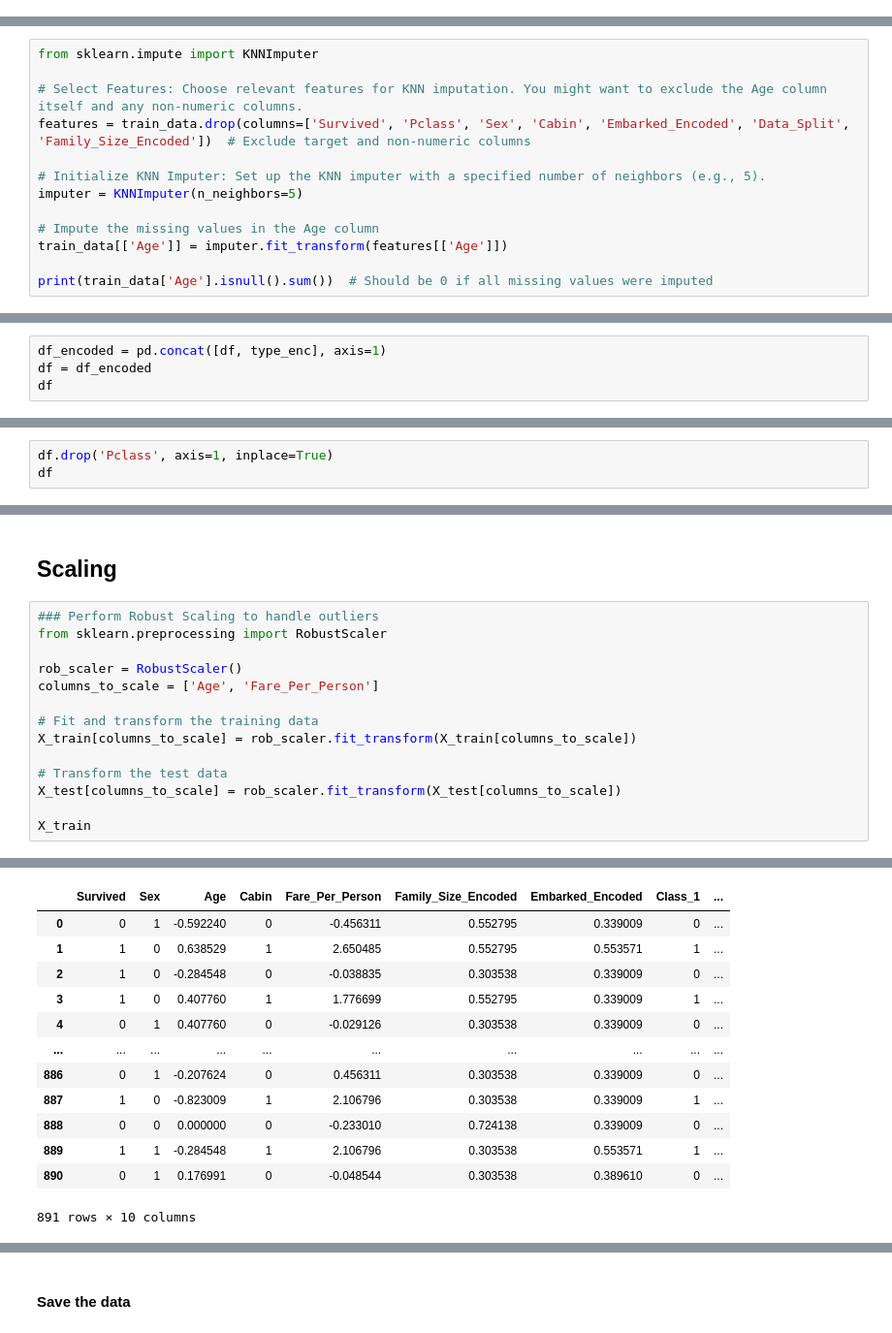
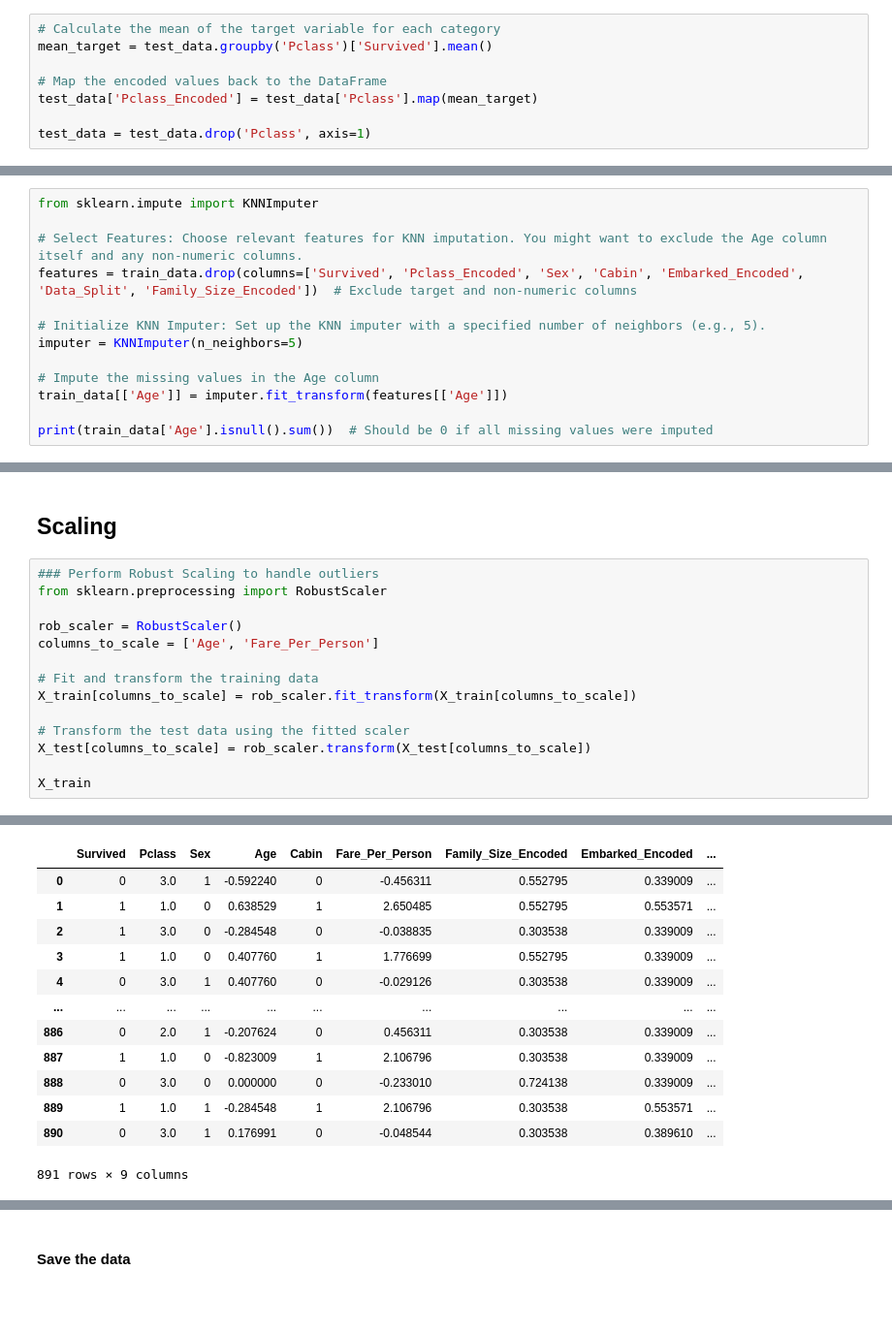
Before and after one commit to Bladys0710/titanic-ml-project, a Jupyter notebook: notebooks/01_EDA_and_PreProcessing.ipynb, the cells around one changed output, grey strips where cells are left out. Shown at 97% size. Saved outputs shown, nothing was run; the diff lists cells and outputs as text; blank space fills up the shorter version.

```diff
--- a/notebooks/01_EDA_and_PreProcessing.ipynb
+++ b/notebooks/01_EDA_and_PreProcessing.ipynb
@@ -425,3 +467,11 @@ plt.show()
+# %%
+# Calculate the mean of the target variable for each category
+mean_target = test_data.groupby('Pclass')['Survived'].mean()
+
+# Map the encoded values back to the DataFrame
+test_data['Pclass_Encoded'] = test_data['Pclass'].map(mean_target)
+
+test_data = test_data.drop('Pclass', axis=1)
 # %%
 import pandas as pd
 import seaborn as sns
@@ -494,7 +544,7 @@ KNN Imputation of missing values
 from sklearn.impute import KNNImputer
 
 # Select Features: Choose relevant features for KNN imputation. You might want to exclude the Age column itself and any non-numeric columns.
-features = train_data.drop(columns=['Survived', 'Pclass', 'Sex', 'Cabin', 'Embarked_Encoded', 'Data_Split', 'Family_Size_Encoded'])  # Exclude target and non-numeric columns
+features = train_data.drop(columns=['Survived', 'Pclass_Encoded', 'Sex', 'Cabin', 'Embarked_Encoded', 'Data_Split', 'Family_Size_Encoded'])  # Exclude target and non-numeric columns
 
 # Initialize KNN Imputer: Set up the KNN imputer with a specified number of neighbors (e.g., 5).
 imputer = KNNImputer(n_neighbors=5)
@@ -712,4 +717,0 @@ print(type_enc_drop)
-# %%
-df_encoded = pd.concat([df, type_enc], axis=1)
-df = df_encoded
-df
@@ -730,3 +717,0 @@ df
-# %%
-df.drop('Pclass', axis=1, inplace=True)
-df
@@ -856,8 +809,8 @@ columns_to_scale = ['Age', 'Fare_Per_Person']
 # Fit and transform the training data
 X_train[columns_to_scale] = rob_scaler.fit_transform(X_train[columns_to_scale])
 
-# Transform the test data
-X_test[columns_to_scale] = rob_scaler.fit_transform(X_test[columns_to_scale])
+# Transform the test data using the fitted scaler
+X_test[columns_to_scale] = rob_scaler.transform(X_test[columns_to_scale])
 
 X_train
 # %% [output]
@@ -874,16 +827,16 @@ See the caveats in the documentation: https://pandas.pydata.org/pandas-docs/stab
-|  | Survived | Sex | Age | Cabin | Fare_Per_Person | Family_Size_Encoded | Embarked_Encoded | Class_1 | ... |
-| 0 | 0 | 1 | -0.592240 | 0 | -0.456311 | 0.552795 | 0.339009 | 0 | ... |
-| 1 | 1 | 0 | 0.638529 | 1 | 2.650485 | 0.552795 | 0.553571 | 1 | ... |
-| 2 | 1 | 0 | -0.284548 | 0 | -0.038835 | 0.303538 | 0.339009 | 0 | ... |
-| 3 | 1 | 0 | 0.407760 | 1 | 1.776699 | 0.552795 | 0.339009 | 1 | ... |
-| 4 | 0 | 1 | 0.407760 | 0 | -0.029126 | 0.303538 | 0.339009 | 0 | ... |
+|  | Survived | Pclass | Sex | Age | Cabin | Fare_Per_Person | Family_Size_Encoded | Embarked_Encoded | ... |
+| 0 | 0 | 3.0 | 1 | -0.592240 | 0 | -0.456311 | 0.552795 | 0.339009 | ... |
+| 1 | 1 | 1.0 | 0 | 0.638529 | 1 | 2.650485 | 0.552795 | 0.553571 | ... |
+| 2 | 1 | 3.0 | 0 | -0.284548 | 0 | -0.038835 | 0.303538 | 0.339009 | ... |
+| 3 | 1 | 1.0 | 0 | 0.407760 | 1 | 1.776699 | 0.552795 | 0.339009 | ... |
+| 4 | 0 | 3.0 | 1 | 0.407760 | 0 | -0.029126 | 0.303538 | 0.339009 | ... |
 | ... | ... | ... | ... | ... | ... | ... | ... | ... | ... |
-| 886 | 0 | 1 | -0.207624 | 0 | 0.456311 | 0.303538 | 0.339009 | 0 | ... |
-| 887 | 1 | 0 | -0.823009 | 1 | 2.106796 | 0.303538 | 0.339009 | 1 | ... |
-| 888 | 0 | 0 | 0.000000 | 0 | -0.233010 | 0.724138 | 0.339009 | 0 | ... |
-| 889 | 1 | 1 | -0.284548 | 1 | 2.106796 | 0.303538 | 0.553571 | 1 | ... |
-| 890 | 0 | 1 | 0.176991 | 0 | -0.048544 | 0.303538 | 0.389610 | 0 | ... |
+| 886 | 0 | 2.0 | 1 | -0.207624 | 0 | 0.456311 | 0.303538 | 0.339009 | ... |
+| 887 | 1 | 1.0 | 0 | -0.823009 | 1 | 2.106796 | 0.303538 | 0.339009 | ... |
+| 888 | 0 | 3.0 | 0 | 0.000000 | 0 | -0.233010 | 0.724138 | 0.339009 | ... |
+| 889 | 1 | 1.0 | 1 | -0.284548 | 1 | 2.106796 | 0.303538 | 0.553571 | ... |
+| 890 | 0 | 3.0 | 1 | 0.176991 | 0 | -0.048544 | 0.303538 | 0.389610 | ... |
-891 rows × 10 columns
+891 rows × 9 columns
 # %%
 X_train.describe()
 # %% [output]
```
Also changed, not shown: parts of 27 cells of this notebook, 3 other files.
